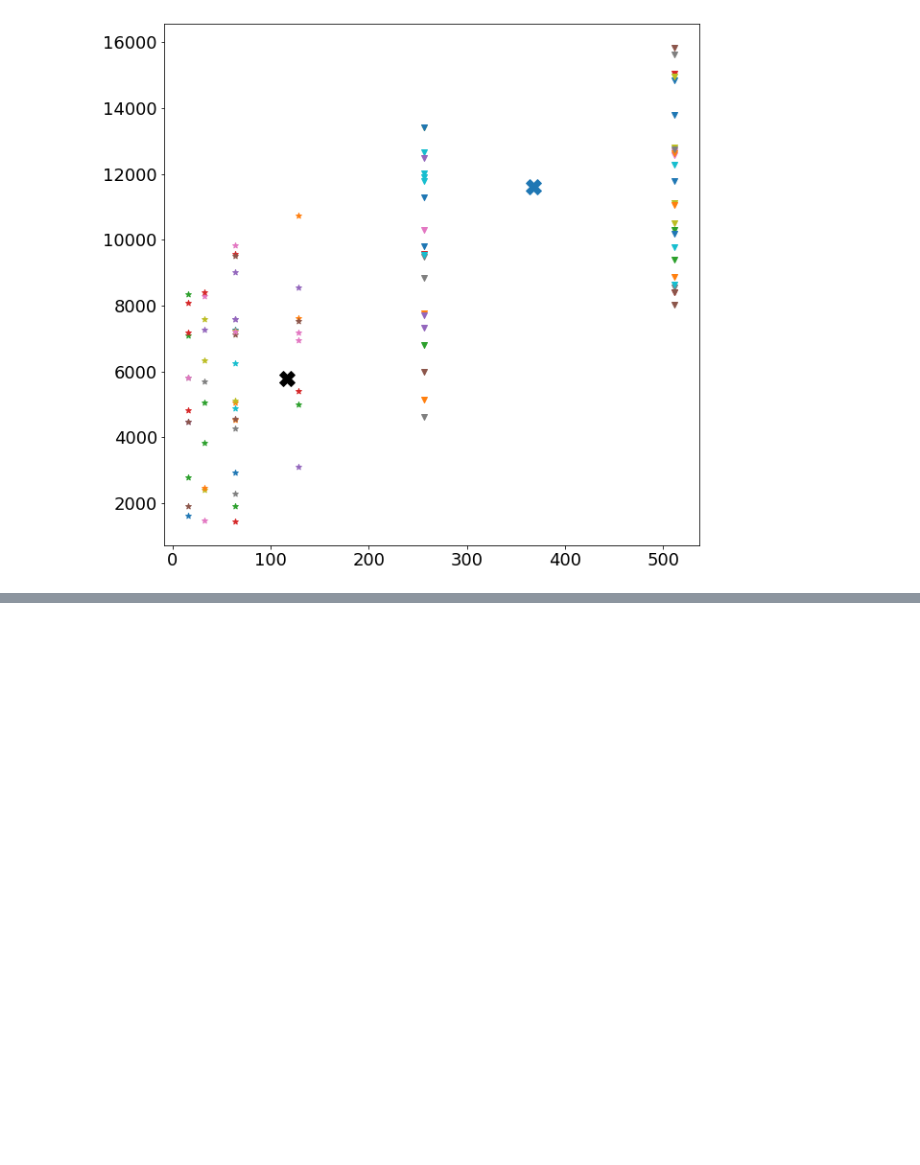
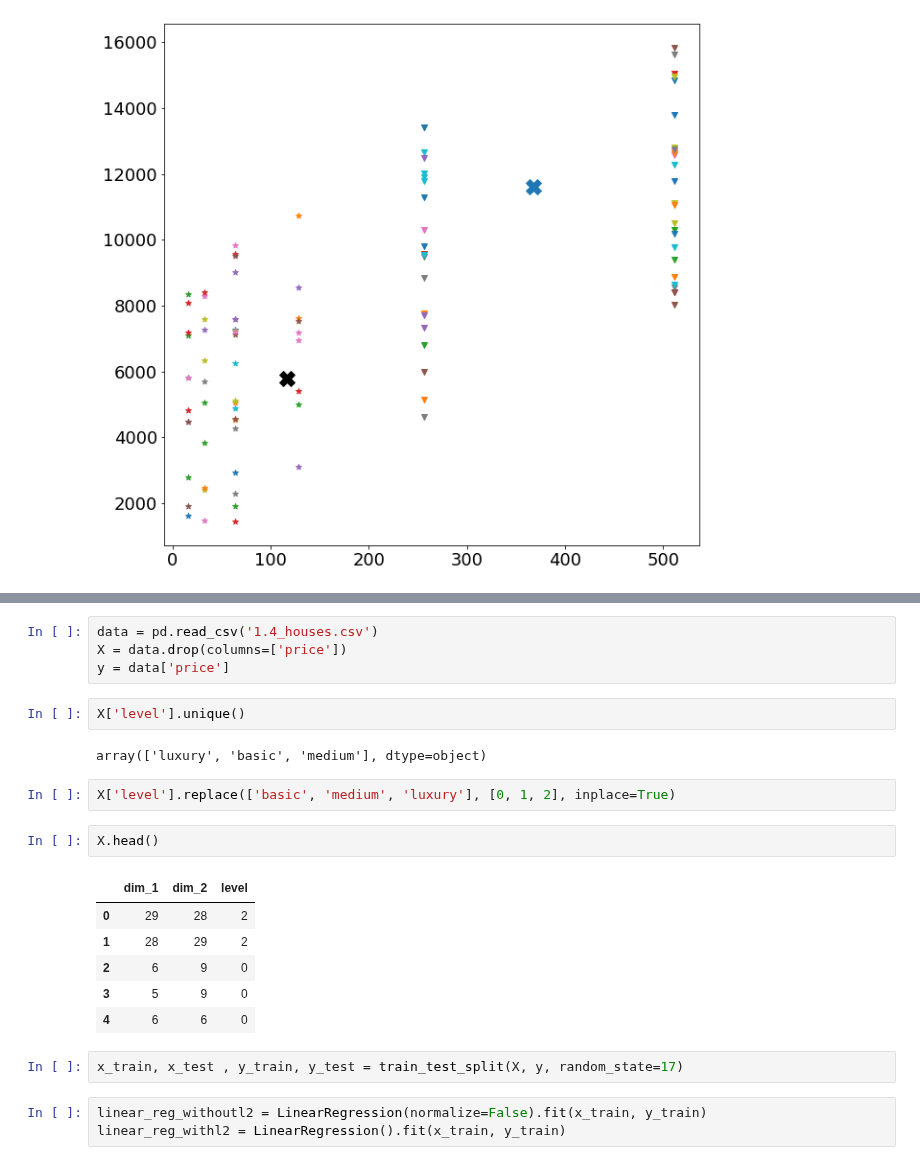
Before and after one commit to Stynic/train_ml_math, a Jupyter notebook: ml/low_level/module_1/notebook_1.ipynb, the cells around one changed output, grey strips where cells are left out. Saved outputs shown, nothing was run; the diff lists cells and outputs as text; blank space fills up the shorter version.

```diff
--- a/ml/low_level/module_1/notebook_1.ipynb
+++ b/ml/low_level/module_1/notebook_1.ipynb
@@ -499,0 +510,24 @@ ax.scatter(centr[1][0], centr[1][1], marker='X', s=250)
+# %%
+data = pd.read_csv('1.4_houses.csv')
+X = data.drop(columns=['price'])
+y = data['price']
+# %%
+X['level'].unique()
+# %% [output]
+array(['luxury', 'basic', 'medium'], dtype=object)
+# %%
+X['level'].replace(['basic', 'medium', 'luxury'], [0, 1, 2], inplace=True)
+# %%
+X.head()
+# %% [output]
+|  | dim_1 | dim_2 | level |
+| 0 | 29 | 28 | 2 |
+| 1 | 28 | 29 | 2 |
+| 2 | 6 | 9 | 0 |
+| 3 | 5 | 9 | 0 |
+| 4 | 6 | 6 | 0 |
+# %%
+x_train, x_test , y_train, y_test = train_test_split(X, y, random_state=17)
+# %%
+linear_reg_withoutl2 = LinearRegression(normalize=False).fit(x_train, y_train)
+linear_reg_withl2 = LinearRegression().fit(x_train, y_train)
```
Also changed, not shown: parts of 3 cells of this notebook, 1 other file.
